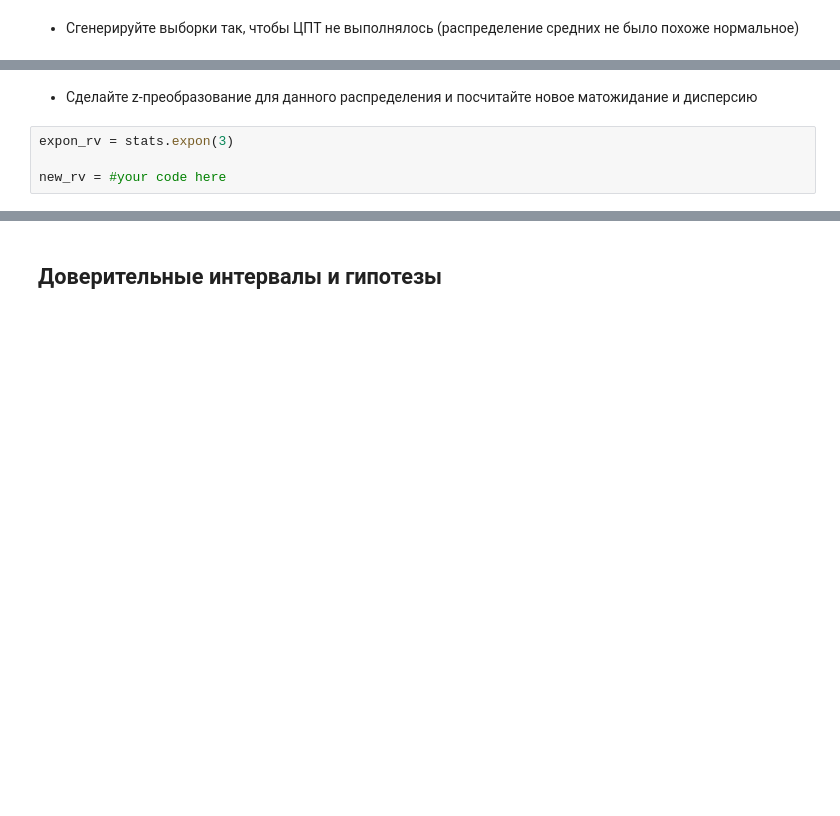
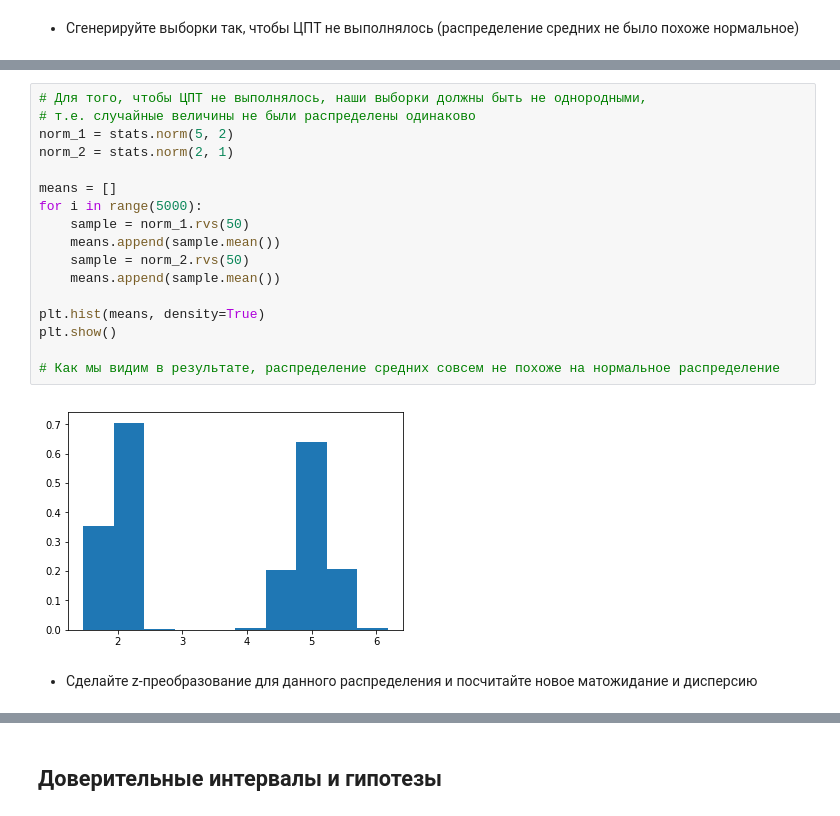
Before and after one commit to alexpon92/ntlg_test, a Jupyter notebook: Python/hw_10/hw_stat_tests.ipynb, the cells around one changed output, grey strips where cells are left out. Saved outputs shown, nothing was run; the diff lists cells and outputs as text; blank space fills up the shorter version.

```diff
--- a/Python/hw_10/hw_stat_tests.ipynb
+++ b/Python/hw_10/hw_stat_tests.ipynb
@@ -131,6 +193,21 @@ for i in range(10000):
+# %%
+# Для того, чтобы ЦПТ не выполнялось, наши выборки должны быть не однородными,
+# т.е. случайные величины не были распределены одинаково
+norm_1 = stats.norm(5, 2)
+norm_2 = stats.norm(2, 1)
+
+means = []
+for i in range(5000):
+    sample = norm_1.rvs(50)
+    means.append(sample.mean())
+    sample = norm_2.rvs(50)
+    means.append(sample.mean())
+
+plt.hist(means, density=True)
+plt.show()
+
+# Как мы видим в результате, распределение средних совсем не похоже на нормальное распределение
+# %% [output]
+[figure, added]
 # %% [markdown]
 - Сделайте z-преобразование для данного распределения и посчитайте новое матожидание и дисперсию
-# %%
-expon_rv = stats.expon(3)
-
-new_rv = #your code here
```
Also changed, not shown: parts of 39 cells of this notebook.
